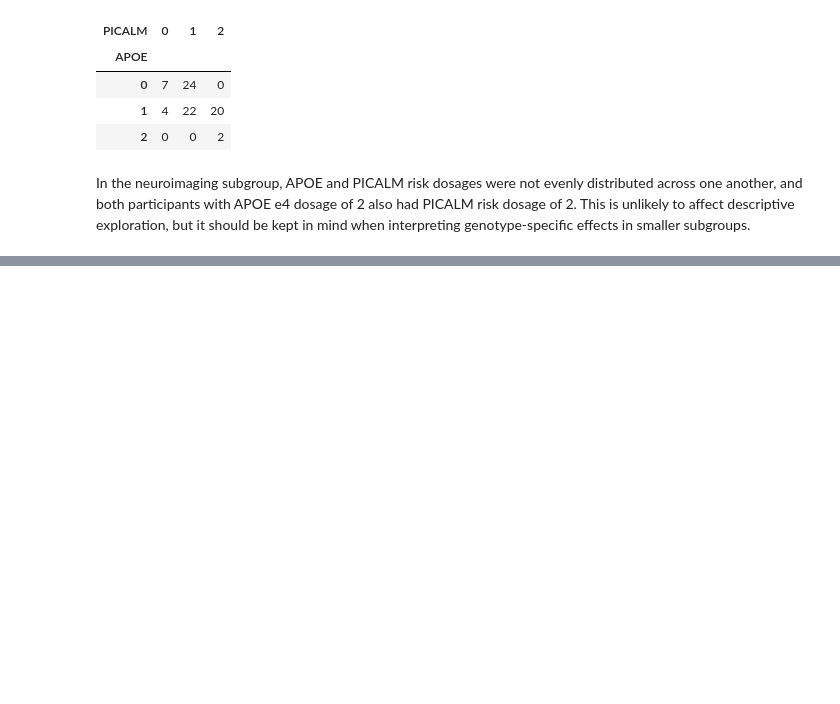
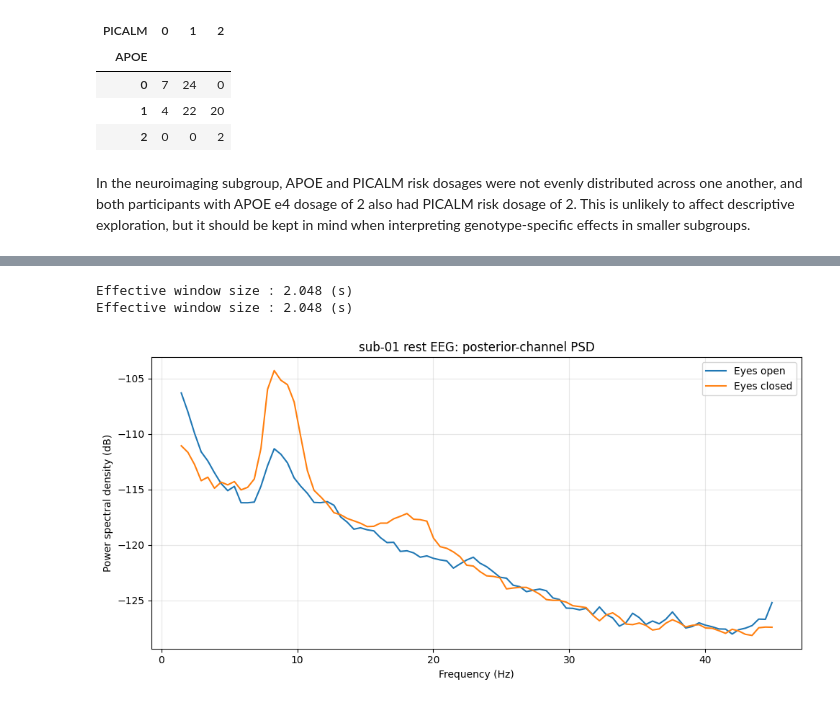
Before and after one commit to nmarryatt/neurogenetics-ml, a Jupyter notebook: notebooks/Data Exploration.ipynb, the cells around one changed output, grey strips where cells are left out. Saved outputs shown, nothing was run; the diff lists cells and outputs as text; code cells hidden in the pictures; blank space fills up the shorter version.

```diff
--- a/notebooks/Data Exploration.ipynb
+++ b/notebooks/Data Exploration.ipynb
@@ -261,0 +370,29 @@ to affect descriptive exploration, but it should be kept in mind when interpreti
+# %%
+# Compare PSD for posterior channels only, where resting alpha is usually strongest
+posterior_channels = ["P3", "Pz", "P4", "O1", "Oz", "O2"]
+
+raw_eyes_open_post = raw_eyes_open.copy().pick(posterior_channels)
+raw_eyes_closed_post = raw_eyes_closed.copy().pick(posterior_channels)
+
+psd_open_post = raw_eyes_open_post.compute_psd(fmin=1, fmax=45)
+psd_closed_post = raw_eyes_closed_post.compute_psd(fmin=1, fmax=45)
+
+freqs_post = psd_open_post.freqs
+open_post_mean_db = 10 * np.log10(psd_open_post.get_data().mean(axis=0))
+closed_post_mean_db = 10 * np.log10(psd_closed_post.get_data().mean(axis=0))
+
+fig, ax = plt.subplots(figsize=(10, 5))
+ax.plot(freqs_post, open_post_mean_db, label="Eyes open")
+ax.plot(freqs_post, closed_post_mean_db, label="Eyes closed")
+ax.set_xlabel("Frequency (Hz)")
+ax.set_ylabel("Power spectral density (dB)")
+ax.set_title("sub-01 rest EEG: posterior-channel PSD")
+ax.legend()
+ax.grid(True, alpha=0.3)
+plt.tight_layout()
+fig.savefig("../figures/sub-01_rest_psd_posterior_open_vs_closed.png", dpi=300, bbox_inches="tight")
+plt.show()
+# %% [output]
+Effective window size : 2.048 (s)
+Effective window size : 2.048 (s)
+[figure, added]
```
Also changed, not shown: parts of 6 cells of this notebook, 1 other file.
